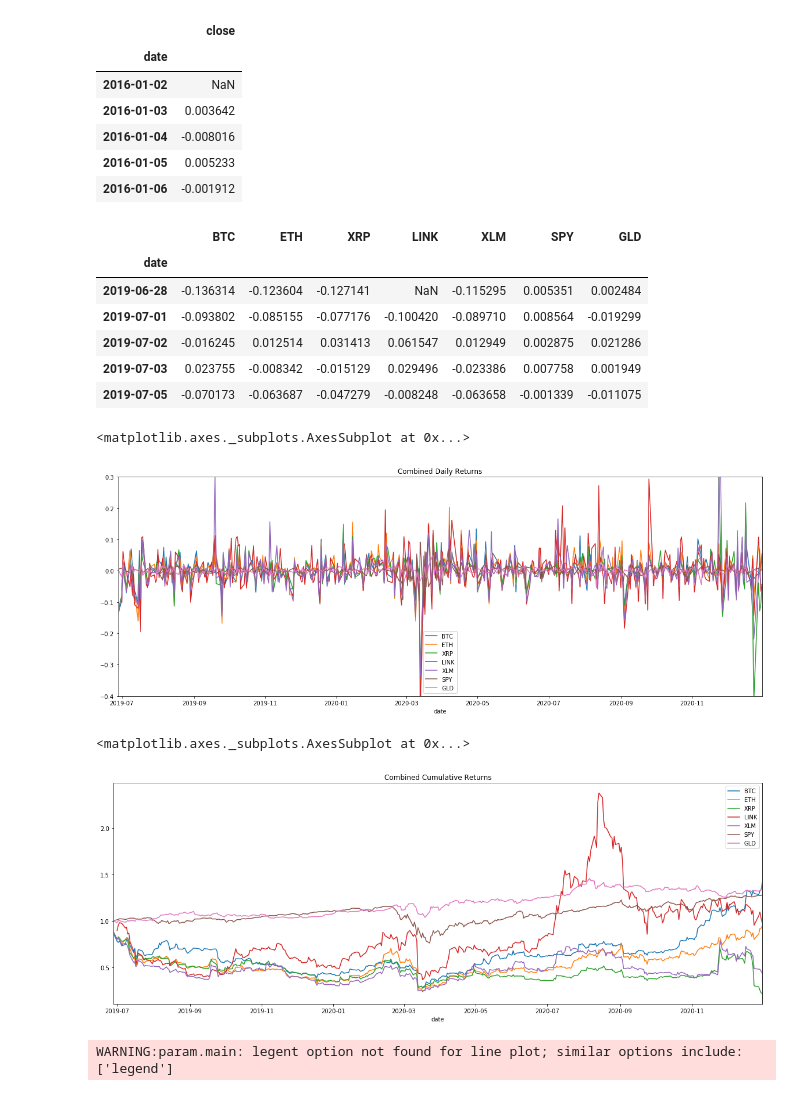
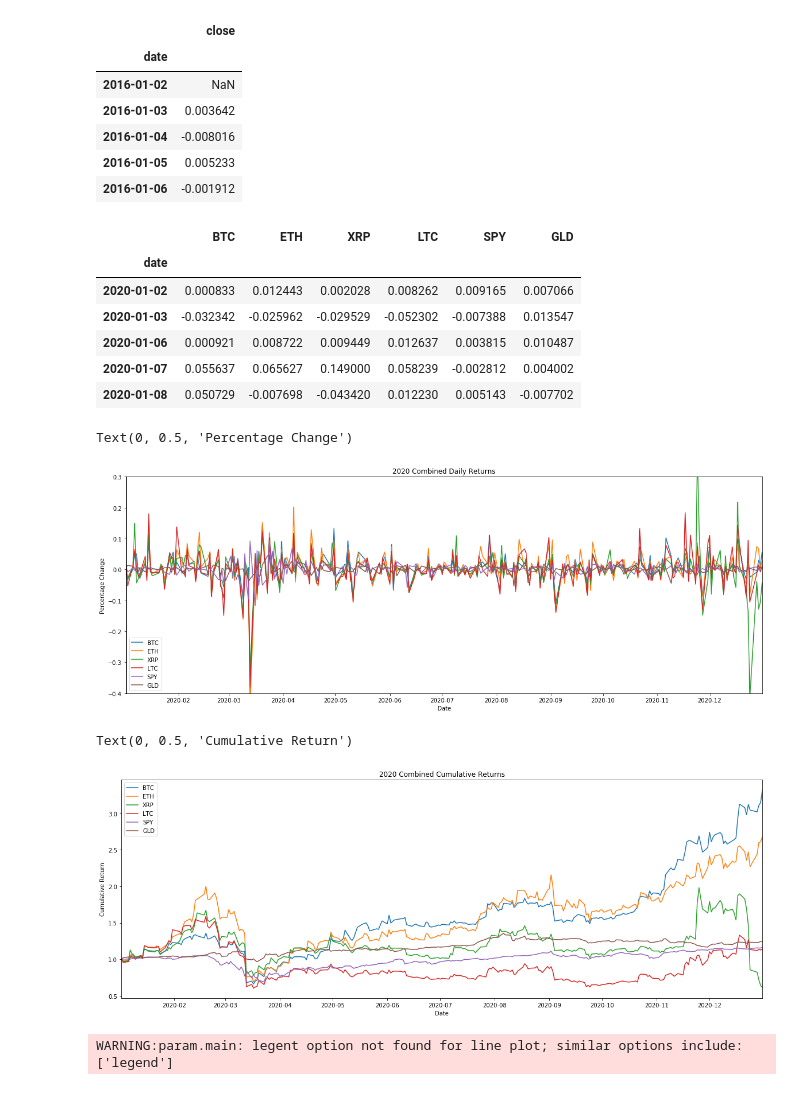
Before and after one commit to nospmah/fintech.group_project, a Jupyter notebook: notebooks/brian_working_2.ipynb, the cells around one changed output. Cells and saved outputs as stored; diff of their text form; code cells hidden in the pictures.

```diff
--- a/notebooks/brian_working_2.ipynb
+++ b/notebooks/brian_working_2.ipynb
@@ -84,3 +77,7 @@ link_df.head()
 | 2 | 2019-06-30 | 3.18398 | 5.10000 | 2.92001 | 3.80122 | 26581200.93 |
 | 3 | 2019-07-01 | 3.84892 | 4.24990 | 3.20101 | 3.41950 | 12033346.61 |
 | 4 | 2019-07-02 | 3.38060 | 3.98880 | 2.83100 | 3.62996 | 12309440.40 |
+# %%
+# LTC historical OHLCV
+ltc_df = ds.get_crypto_OHLCV(coin_api_key, 'LTC', start_date, end_date, '1DAY')
+ltc_df.head()
@@ -127,6 +131,7 @@ btc_returns_df = ds.get_pct_chg_for_OHLCV(btc_df)
 eth_returns_df = ds.get_pct_chg_for_OHLCV(eth_df)
 xrp_returns_df = ds.get_pct_chg_for_OHLCV(xrp_df)
 link_returns_df = ds.get_pct_chg_for_OHLCV(link_df)
+ltc_returns_df = ds.get_pct_chg_for_OHLCV(ltc_df)
 xlm_returns_df = ds.get_pct_chg_for_OHLCV(xlm_df)
 spy_returns_df = ds.get_pct_chg_for_OHLCV(spy_df)
 gld_returns_df = ds.get_pct_chg_for_OHLCV(gld_df)
@@ -142,39 +147,53 @@ btc_returns_df.head()
 | 2016-01-06 | -0.001912 |
 # %%
 # Combine daily returns
+# combined_daily_returns = pd.concat(
+#     [btc_returns_df, eth_returns_df, xrp_returns_df, ltc_returns_df, xlm_returns_df, spy_returns_df, gld_returns_df],
+#     axis="columns",
+#     join="inner")
 combined_daily_returns = pd.concat(
-    [btc_returns_df, eth_returns_df, xrp_returns_df, link_returns_df, xlm_returns_df, spy_returns_df, gld_returns_df],
+    [btc_returns_df, eth_returns_df, xrp_returns_df, ltc_returns_df, spy_returns_df, gld_returns_df],
     axis="columns",
     join="inner")
 
+combined_daily_returns = combined_daily_returns.dropna()
+
 # Rename columns
-combined_daily_returns.columns = ['BTC','ETH','XRP','LINK','XLM','SPY','GLD']
+combined_daily_returns.columns = ['BTC','ETH','XRP','LTC','SPY','GLD']
 
 # Ensure we are sorted by date (index)
 combined_daily_returns.sort_index()
 
-# Sanity check data
+# Filter out everything before 2018
+combined_daily_returns = combined_daily_returns.loc[datetime.date(year=2020,month=1,day=1):]
+
+# Verify
 combined_daily_returns.head()
 # %% [output]
-|  | BTC | ETH | XRP | LINK | XLM | SPY | GLD |
-| date |  |  |  |  |  |  |  |
-| 2019-06-28 | -0.136314 | -0.123604 | -0.127141 | NaN | -0.115295 | 0.005351 | 0.002484 |
-| 2019-07-01 | -0.093802 | -0.085155 | -0.077176 | -0.100420 | -0.089710 | 0.008564 | -0.019299 |
-| 2019-07-02 | -0.016245 | 0.012514 | 0.031413 | 0.061547 | 0.012949 | 0.002875 | 0.021286 |
-| 2019-07-03 | 0.023755 | -0.008342 | -0.015129 | 0.029496 | -0.023386 | 0.007758 | 0.001949 |
-| 2019-07-05 | -0.070173 | -0.063687 | -0.047279 | -0.008248 | -0.063658 | -0.001339 | -0.011075 |
+|  | BTC | ETH | XRP | LTC | SPY | GLD |
+| date |  |  |  |  |  |  |
+| 2020-01-02 | 0.000833 | 0.012443 | 0.002028 | 0.008262 | 0.009165 | 0.007066 |
+| 2020-01-03 | -0.032342 | -0.025962 | -0.029529 | -0.052302 | -0.007388 | 0.013547 |
+| 2020-01-06 | 0.000921 | 0.008722 | 0.009449 | 0.012637 | 0.003815 | 0.010487 |
+| 2020-01-07 | 0.055637 | 0.065627 | 0.149000 | 0.058239 | -0.002812 | 0.004002 |
+| 2020-01-08 | 0.050729 | -0.007698 | -0.043420 | 0.012230 | 0.005143 | -0.007702 |
 # %%
 # Plot combined daily returns
-combined_daily_returns.plot(title='Combined Daily Returns', figsize=(20,7), fontsize=10, ylim=(-.4,.3), legend=True)
+ax_daily_returns = combined_daily_returns.plot(title='2020 Combined Daily Returns', figsize=(20,7), fontsize=10, ylim=(-.4,.3), legend=True)
+
+ax_daily_returns.set_xlabel("Date")
+ax_daily_returns.set_ylabel("Percentage Change")
 # %% [output]
-<matplotlib.axes._subplots.AxesSubplot at 0x...>
+Text(0, 0.5, 'Percentage Change')
-[figure, old version]
+[figure, new version]
 # %%
 combined_cumulative_returns = (1 + combined_daily_returns).cumprod()
-combined_cumulative_returns.plot(title='Combined Cumulative Returns', figsize=(20,7), fontsize=10, legend=True)
+ax_cum_returns = combined_cumulative_returns.plot(title='2020 Combined Cumulative Returns', figsize=(20,7), fontsize=10, legend=True)
+ax_cum_returns.set_xlabel("Date")
+ax_cum_returns.set_ylabel("Cumulative Return")
 # %% [output]
-<matplotlib.axes._subplots.AxesSubplot at 0x...>
+Text(0, 0.5, 'Cumulative Return')
-[figure, old version]
+[figure, new version]
 # %%
 # Plot using Pandas
 # spy_returns_df.plot(title='SPY Daily Returns', figsize=(20,7), fontsize=10, ylim=(-.07,.07), legend=True)
```
Also changed, not shown: parts of 2 cells of this notebook, 3 other files.
